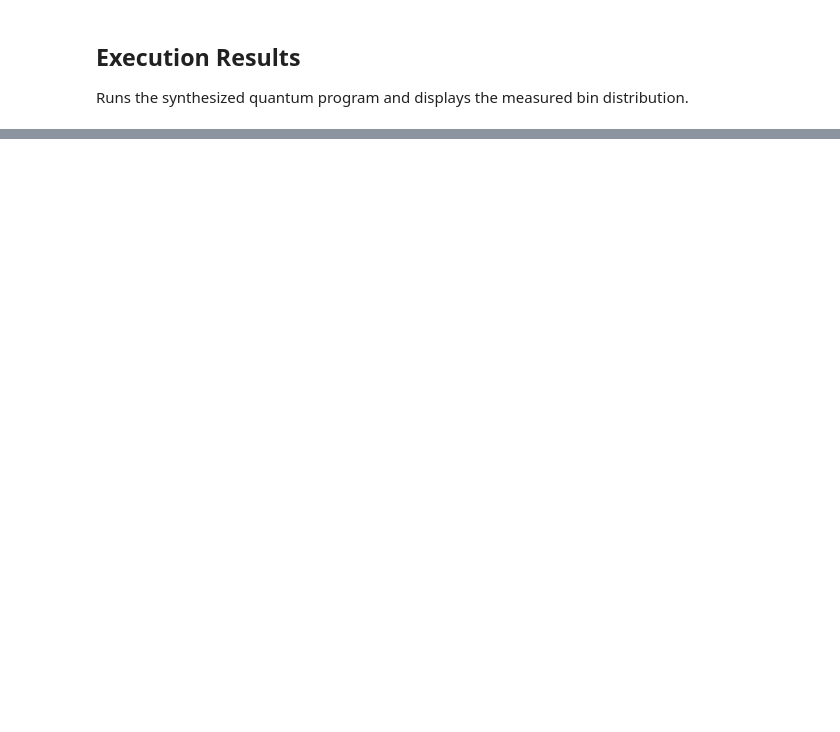
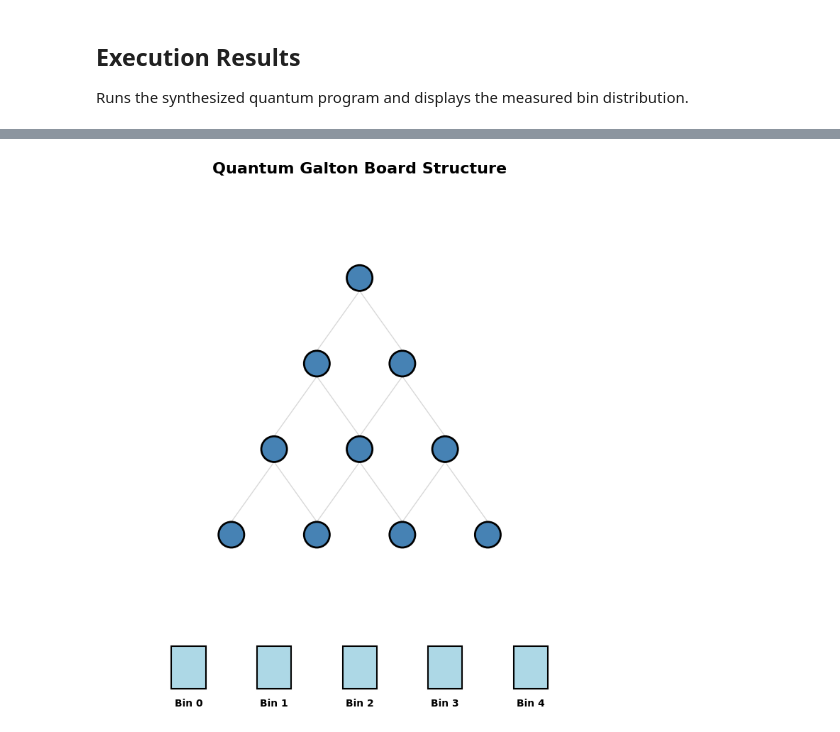
Before and after one commit to Tasfia-007/Classiq_qmod_paper_implementation_quantum_galton_board, a Jupyter notebook: qmod_notebook.ipynb, the cells around one changed output, grey strips where cells are left out. Drawn from its saved outputs; the diff is of its cells as text; code cells hidden in the pictures; blank space fills up the shorter version.

```diff
--- a/qmod_notebook.ipynb
+++ b/qmod_notebook.ipynb
@@ -488,0 +490,78 @@ Counts dictionary: {'00001': 134, '01000': 118, '00010': 510, '00000': 640, '001
+# %%
+import matplotlib.pyplot as plt
+from matplotlib.patches import Circle, Rectangle
+
+qmod = create_model(main)
+qprog = synthesize(qmod)
+
+print("=" * 50)
+print("CIRCUIT INFO:")
+print("=" * 50)
+print(f"Circuit depth: {qprog.transpiled_circuit.depth}")
+
+# Execute
+print("\n" + "=" * 50)
+print("EXECUTING QUANTUM CIRCUIT...")
+print("=" * 50)
+
+job = execute(qprog)
+results = job.result()[0].value
+
+# Print results
+print("\nMEASUREMENT RESULTS:")
+print(f"Type: {type(results.parsed_counts)}")
+print(results.parsed_counts)
+
+counts_dict = results.counts
+print(f"\nCounts dictionary: {counts_dict}")
+
+# Visualization - Galton Board Structure Only
+fig, ax = plt.subplots(1, 1, figsize=(10, 8))
+
+n_layers = 4
+ax.set_xlim(-1, n_layers + 1)
+ax.set_ylim(-1, n_layers + 1)
+ax.set_aspect('equal')
+ax.invert_yaxis()
+ax.axis('off')
+ax.set_title('Quantum Galton Board Structure', fontsize=16, fontweight='bold', pad=20)
+
+# Draw pegs
+for layer in range(n_layers):
+    for peg in range(layer + 1):
+        x = (n_layers - layer) / 2 + peg
+        y = layer
+        circle = Circle((x, y), 0.15, color='steelblue', ec='black', linewidth=2, zorder=3)
+        ax.add_patch(circle)
+
+# Draw paths
+for layer in range(n_layers - 1):
+    for peg in range(layer + 1):
+        x_start = (n_layers - layer) / 2 + peg
+        y_start = layer + 0.15
+
+        # Left path
+        x_end_left = (n_layers - layer - 1) / 2 + peg
+        y_end_left = layer + 1 - 0.15
+        ax.plot([x_start, x_end_left], [y_start, y_end_left],
+                'gray', alpha=0.3, linewidth=1, zorder=1)
+
+        # Right path
+        x_end_right = (n_layers - layer - 1) / 2 + peg + 1
+        y_end_right = layer + 1 - 0.15
+        ax.plot([x_start, x_end_right], [y_start, y_end_right],
+                'gray', alpha=0.3, linewidth=1, zorder=1)
+
+# Draw bins at bottom
+bin_width = 0.4
+for i in range(n_layers + 1):
+    x = i
+    y = n_layers + 0.3
+    rect = Rectangle((x - bin_width/2, y), bin_width, 0.5,
+                     color='lightblue', ec='black', linewidth=1.5, zorder=2)
+    ax.add_patch(rect)
+    ax.text(x, y + 0.7, f'Bin {i}', ha='center', fontsize=10, fontweight='bold')
+
+plt.tight_layout()
+plt.show()
+# %% [output]
@@ -488,0 +582 @@ Counts dictionary: {'00001': 134, '01000': 118, '00010': 510, '00000': 640, '001
+[figure, added]
```
Also changed, not shown: parts of 7 cells of this notebook.
